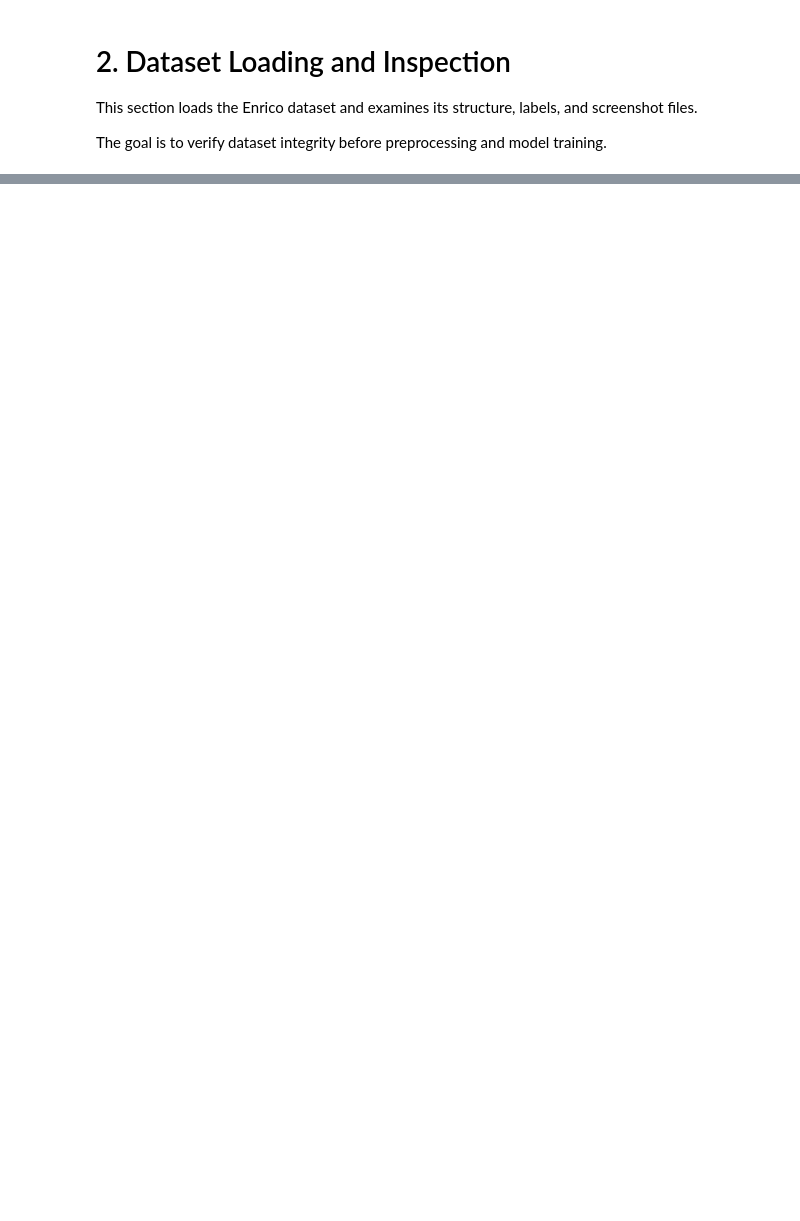
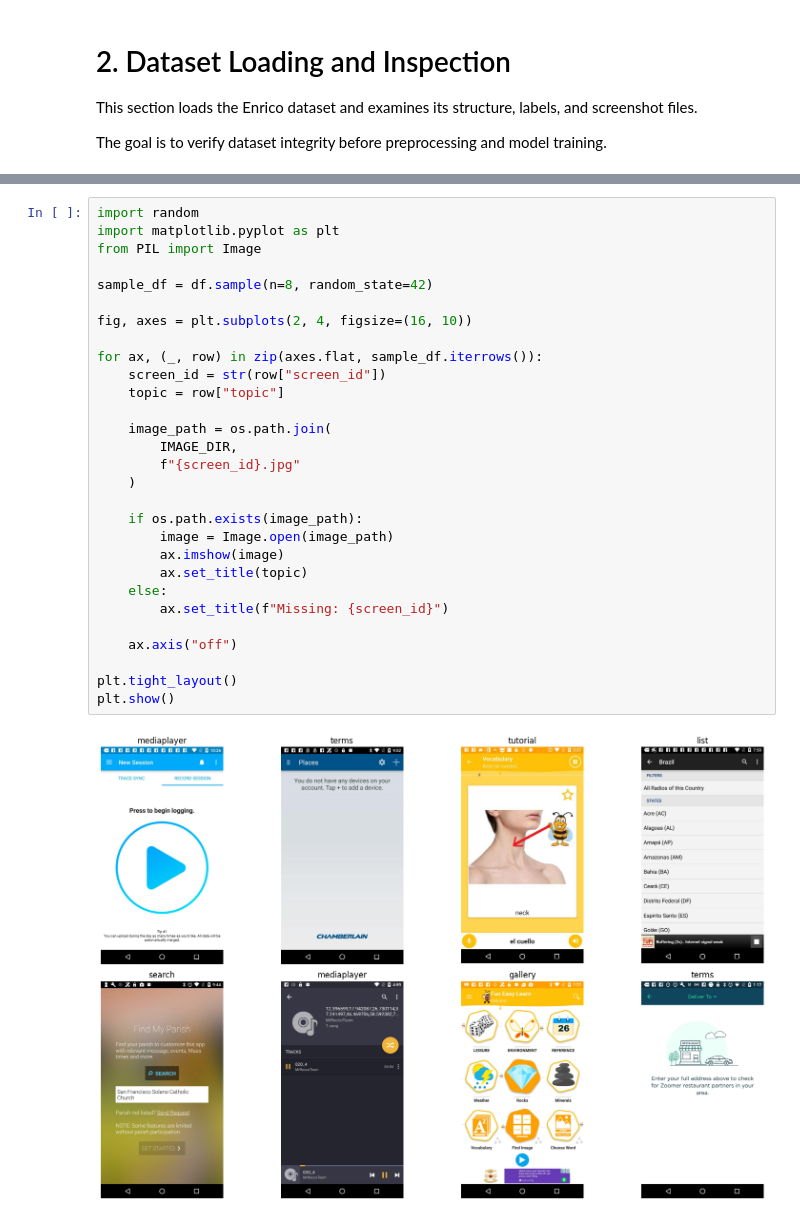
Before and after one commit to BolandoKen/mobile-ui-screen-classification, a Jupyter notebook: noteboooks/mobile-ui-screen-classification.ipynb, the cells around one changed output, grey strips where cells are left out. Drawn from its saved outputs; the diff is of its cells as text; blank space fills up the shorter version.

```diff
--- a/noteboooks/mobile-ui-screen-classification.ipynb
+++ b/noteboooks/mobile-ui-screen-classification.ipynb
@@ -122,0 +177,31 @@ plt.show()
+# %%
+import random
+import matplotlib.pyplot as plt
+from PIL import Image
+
+sample_df = df.sample(n=8, random_state=42)
+
+fig, axes = plt.subplots(2, 4, figsize=(16, 10))
+
+for ax, (_, row) in zip(axes.flat, sample_df.iterrows()):
+    screen_id = str(row["screen_id"])
+    topic = row["topic"]
+
+    image_path = os.path.join(
+        IMAGE_DIR,
+        f"{screen_id}.jpg"
+    )
+
+    if os.path.exists(image_path):
+        image = Image.open(image_path)
+        ax.imshow(image)
+        ax.set_title(topic)
+    else:
+        ax.set_title(f"Missing: {screen_id}")
+
+    ax.axis("off")
+
+plt.tight_layout()
+plt.show()
+# %% [output]
+[figure, added]
```
Also changed, not shown: parts of 31 cells of this notebook.
